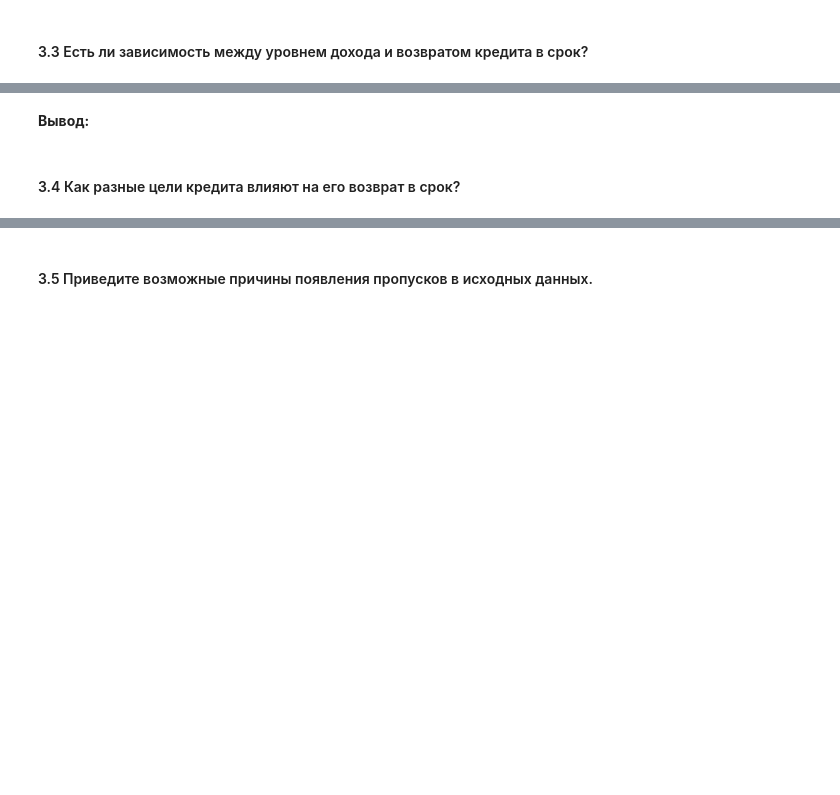
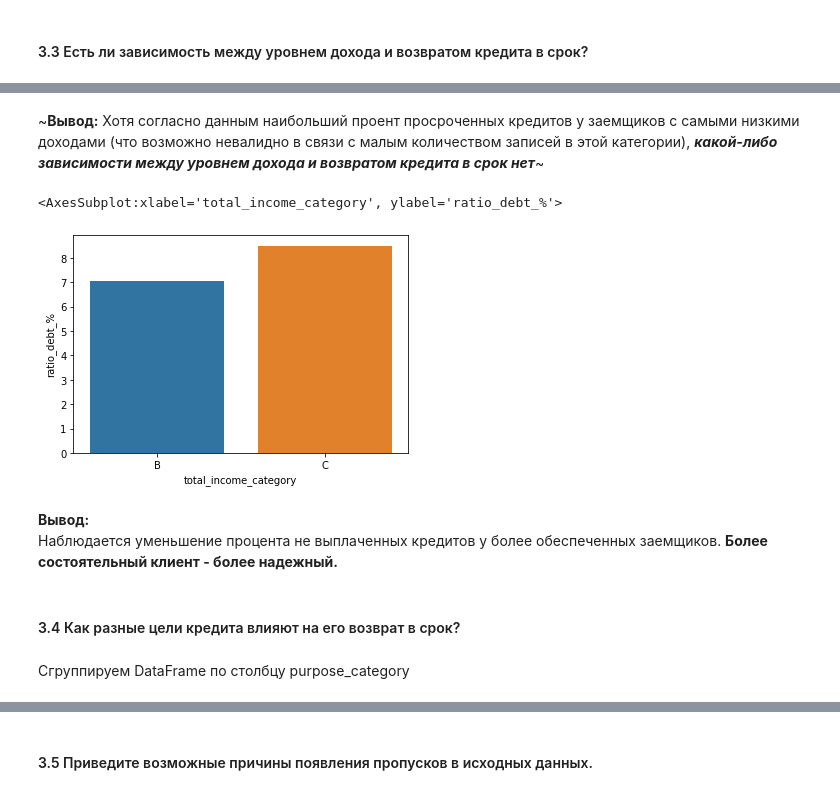
Before and after one commit to DmitrijUsachev/Sprint2, a Jupyter notebook: sprint_2.project_1.ipynb, the cells around one changed output, grey strips where cells are left out. Cells and saved outputs as stored; diff of their text form; code cells hidden in the pictures; blank space fills up the shorter version.

```diff
--- a/sprint_2.project_1.ipynb
+++ b/sprint_2.project_1.ipynb
@@ -367,4 +524,14 @@ sns.barplot(data= family_status_grouped, x= 'ratio_debt', y= 'family_status')#П
 # %% [markdown]
-**Вывод:**
+~**Вывод:** Хотя согласно данным наибольший проент просроченных кредитов у заемщиков с самыми низкими доходами (что возможно невалидно в связи с малым количеством записей в этой категории), ***какой-либо зависимости между уровнем дохода и возвратом кредита в срок нет***~
+# %%
+total_income_category_grouped_bc = total_income_category_grouped.loc[1:2:,] #Выделяем столбцы B и С
+# %%
+sns.barplot(data= total_income_category_grouped_bc, x= 'total_income_category', y= 'ratio_debt_%')#Построим график
+# %% [output]
+<AxesSubplot:xlabel='total_income_category', ylabel='ratio_debt_%'>
+[figure, added]
+# %% [markdown]
+**Вывод:**
+Наблюдается уменьшение процента не выплаченных кредитов у более обеспеченных заемщиков. **Более состоятельный клиент - более надежный.**
 # %% [markdown]
 #### 3.4 Как разные цели кредита влияют на его возврат в срок?
@@ -372,0 +538,2 @@ sns.barplot(data= family_status_grouped, x= 'ratio_debt', y= 'family_status')#П
+# %% [markdown]
+Сгруппируем DataFrame по столбцу purpose_category
```
Also changed, not shown: parts of 60 cells of this notebook.
